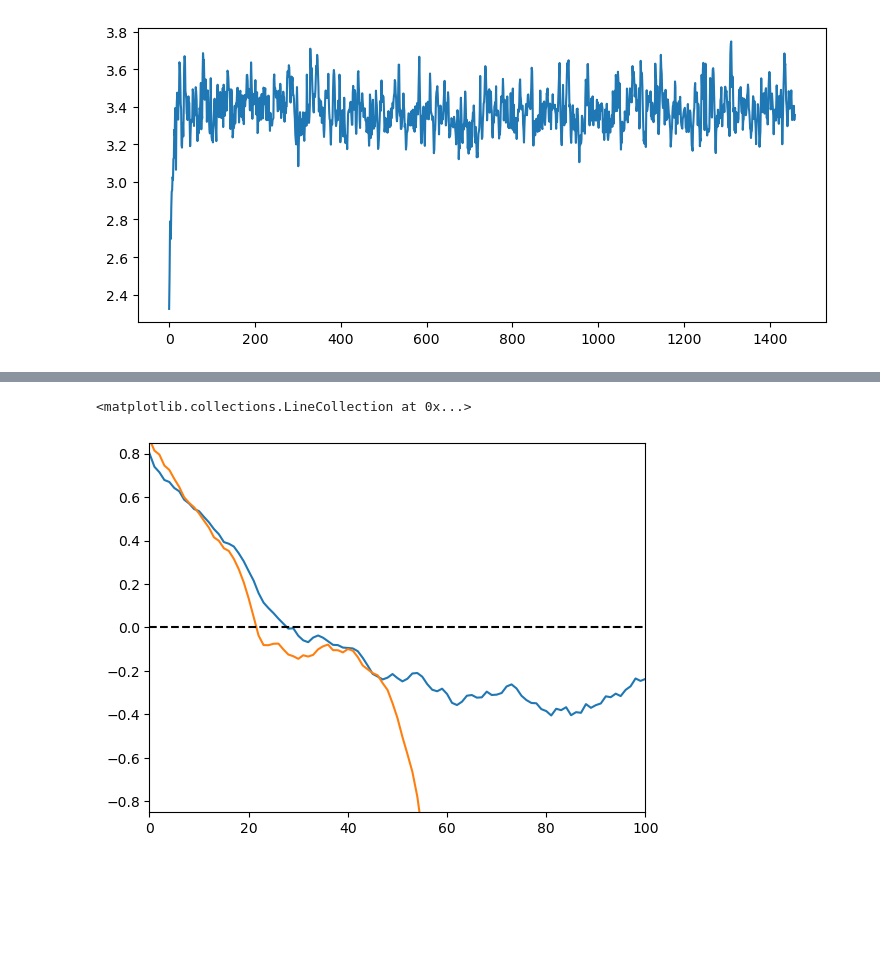
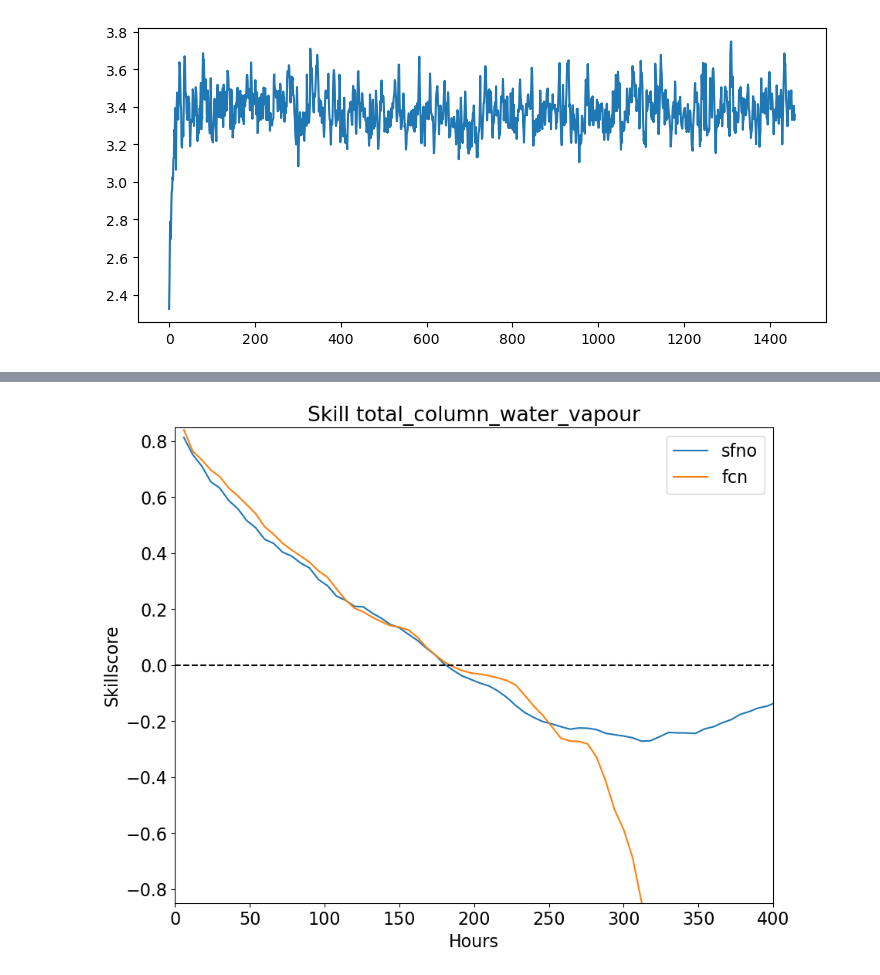
Before and after one commit to Slusny/Modulated-Spherical-Fourier-Neural-Operator, a Jupyter notebook: Modelskill.ipynb, the cells around one changed output, grey strips where cells are left out. Saved outputs shown, nothing was run; the diff lists cells and outputs as text; code cells hidden in the pictures; blank space fills up the shorter version.

```diff
--- a/Modelskill.ipynb
+++ b/Modelskill.ipynb
@@ -219,27 +55,0 @@ ax.coastlines()
-# %%
-import matplotlib.pyplot as plt
-import numpy as np
-from numpy import ma
-from matplotlib import ticker, cm
-
-plt.rcParams["figure.figsize"] = [7.50, 3.50]
-plt.rcParams["figure.autolayout"] = True
-
-N = 100
-x = np.linspace(-3.0, 3.0, N)
-y = np.linspace(-2.0, 2.0, N)
-
-X, Y = np.meshgrid(x, y)
-
-Z1 = np.exp(-X**2 - Y**2)
-Z2 = np.exp(-(X * 10)**2 - (Y * 10)**2)
-
-z = Z1 + 50 * Z2
-z[:5, :5] = -1
-z = ma.masked_where(z <= 0, z)
-fig, ax = plt.subplots()
-
-cs = ax.contourf(X, Y, z, locator=ticker.LogLocator(), level=list(range(0,200,20)), cmap=cm.PuBu_r)
-cbar = fig.colorbar(cs)
-
-plt.show()
@@ -323,0 +68,2 @@ plt.plot(rmse_ref)
+# %%
+matplotlib.rcParams.update({'font.size': 16})
@@ -348,9 +149,17 @@ plt.hlines(y=0,xmin=0,xmax=1440,linestyles='--',color="black")
 # %%
-plt.plot(skill_sfno)
-plt.plot(skill_fcn)
-plt.xlim(0,100)
+hrs = np.arange(6,365*24,6)
+fig = plt.figure(figsize=(10,8))
+plt.title("Skill "+variable)
+plt.ylabel("Skillscore")
+plt.xlabel("Hours")
+plt.plot(hrs,skill_sfno,label="sfno")
+plt.plot(hrs,skill_fcn,label="fcn")
+# plt.plot(skill_sfno)
+# plt.plot(skill_fcn)
+plt.xlim(0,400)
 plt.ylim(-0.85,0.85)
 plt.hlines(y=0,xmin=0,xmax=1440,linestyles='--',color="black")
+plt.legend()
+fig.savefig(os.path.join(np_path,"figs/Skill_"+variable+".png"))
 # %% [output]
-<matplotlib.collections.LineCollection at 0x...>
-[figure, old version]
+[figure, new version]
```
Also changed, not shown: parts of 49 cells of this notebook, 1 other file.
